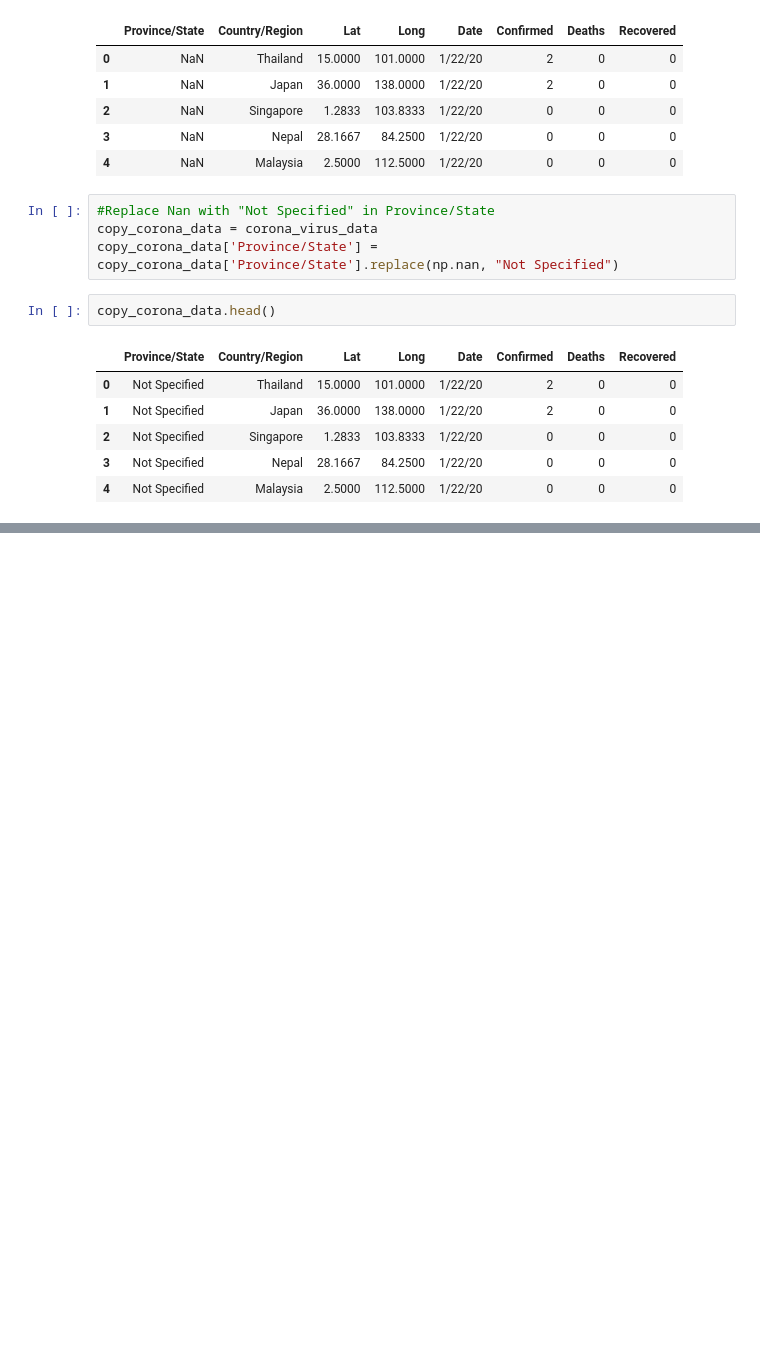
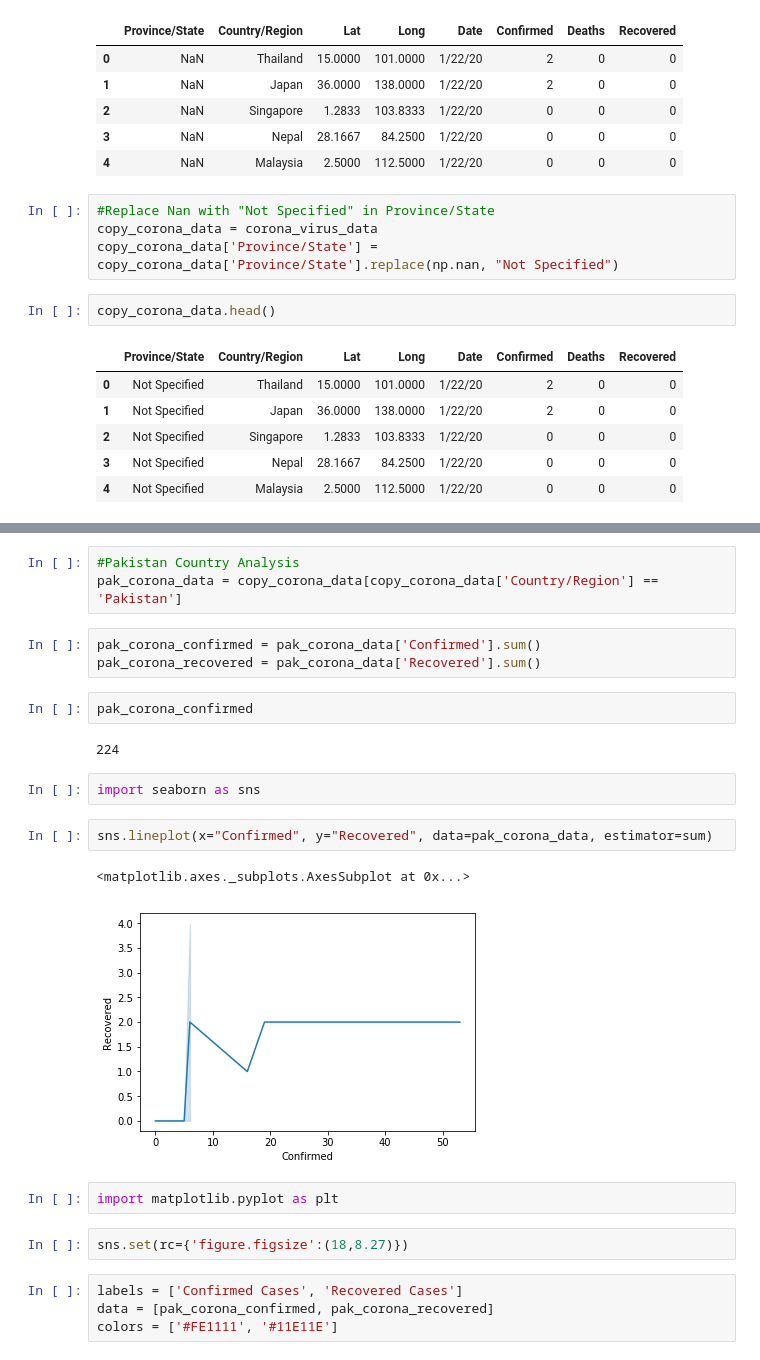
Before and after one commit to talha915/COVID19, a Jupyter notebook: CoronaVirusPrediction.ipynb, the cells around one changed output, grey strips where cells are left out. Drawn from its saved outputs; the diff is of its cells as text; blank space fills up the shorter version.

Commit message:
Pakistan

```diff
--- a/CoronaVirusPrediction.ipynb
+++ b/CoronaVirusPrediction.ipynb
@@ -38,0 +48,25 @@ copy_corona_data[copy_corona_data['Province/State'] !='Not Specified'].head()
+# %%
+#Pakistan Country Analysis
+pak_corona_data = copy_corona_data[copy_corona_data['Country/Region'] == 'Pakistan']
+# %%
+pak_corona_confirmed = pak_corona_data['Confirmed'].sum()
+pak_corona_recovered = pak_corona_data['Recovered'].sum()
+# %%
+pak_corona_confirmed
+# %% [output]
+224
+# %%
+import seaborn as sns
+# %%
+sns.lineplot(x="Confirmed", y="Recovered", data=pak_corona_data, estimator=sum)
+# %% [output]
+<matplotlib.axes._subplots.AxesSubplot at 0x...>
+[figure, added]
+# %%
+import matplotlib.pyplot as plt
+# %%
+sns.set(rc={'figure.figsize':(18,8.27)})
+# %%
+labels = ['Confirmed Cases', 'Recovered Cases']
+data = [pak_corona_confirmed, pak_corona_recovered]
+colors = ['#FE1111', '#11E11E']
```
Also changed, not shown: parts of 3 cells of this notebook.
